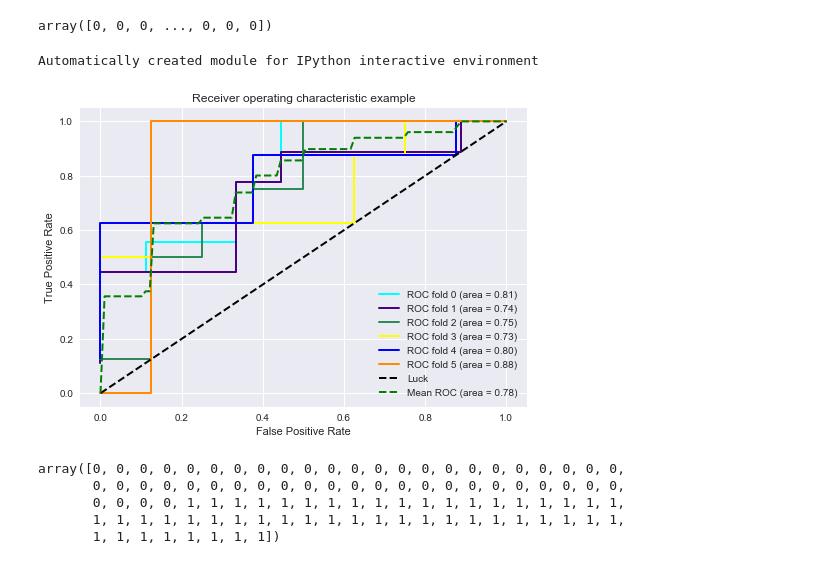
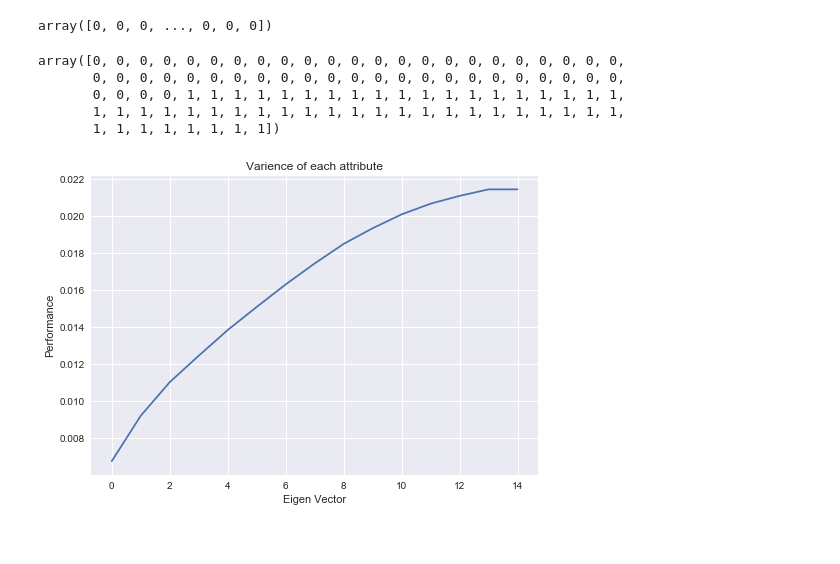
Before and after one commit to supriya-godge/ADS, a Jupyter notebook: Classification.ipynb, the cells around one changed output. Drawn from its saved outputs; the diff is of its cells as text; code cells hidden in the pictures.

```diff
--- a/Classification.ipynb
+++ b/Classification.ipynb
@@ -284,69 +329,6 @@ z[0].size
 y.flatten()
 # %% [output]
 array([0, 0, 0, ..., 0, 0, 0])
-# %%
-print(__doc__)
-
-import numpy as np
-from scipy import interp
-import matplotlib.pyplot as plt
-from itertools import cycle
-
-from sklearn import svm, datasets
-from sklearn.metrics import roc_curve, auc
-from sklearn.model_selection import StratifiedKFold
-# import some data to play with
-iris = datasets.load_iris()
-X = iris.data
-y = iris.target
-X, y = X[y != 2], y[y != 2]
-n_samples, n_features = X.shape
-
-# Add noisy features
-random_state = np.random.RandomState(0)
-X = np.c_[X, random_state.randn(n_samples, 200 * n_features)]
-# Run classifier with cross-validation and plot ROC curves
-cv = StratifiedKFold(n_splits=6)
-classifier = svm.SVC(kernel='linear', probability=True,
-                     random_state=random_state)
-
-mean_tpr = 0.0
-mean_fpr = np.linspace(0, 1, 100)
-
-colors = cycle(['cyan', 'indigo', 'seagreen', 'yellow', 'blue', 'darkorange'])
-lw = 2
-
-i = 0
-for (train, test), color in zip(cv.split(X, y), colors):
-    probas_ = classifier.fit(X[train], y[train]).predict_proba(X[test])
-    # Compute ROC curve and area the curve
-    fpr, tpr, thresholds = roc_curve(y[test], probas_[:, 1])
-    mean_tpr += interp(mean_fpr, fpr, tpr)
-    mean_tpr[0] = 0.0
-    roc_auc = auc(fpr, tpr)
-    plt.plot(fpr, tpr, lw=lw, color=color,
-             label='ROC fold %d (area = %0.2f)' % (i, roc_auc))
-
-    i += 1
-plt.plot([0, 1], [0, 1], linestyle='--', lw=lw, color='k',
-         label='Luck')
-
-mean_tpr /= cv.get_n_splits(X, y)
-mean_tpr[-1] = 1.0
-mean_auc = auc(mean_fpr, mean_tpr)
-plt.plot(mean_fpr, mean_tpr, color='g', linestyle='--',
-         label='Mean ROC (area = %0.2f)' % mean_auc, lw=lw)
-
-plt.xlim([-0.05, 1.05])
-plt.ylim([-0.05, 1.05])
-plt.xlabel('False Positive Rate')
-plt.ylabel('True Positive Rate')
-plt.title('Receiver operating characteristic example')
-plt.legend(loc="lower right")
-plt.show()
-# %% [output]
-Automatically created module for IPython interactive environment
-[figure, removed]
 # %%
 y
 # %% [output]
@@ -356,30 +338,35 @@ array([0, 0, 0, 0, 0, 0, 0, 0, 0, 0, 0, 0, 0, 0, 0, 0, 0, 0, 0, 0, 0, 0, 0,
        1, 1, 1, 1, 1, 1, 1, 1, 1, 1, 1, 1, 1, 1, 1, 1, 1, 1, 1, 1, 1, 1, 1,
        1, 1, 1, 1, 1, 1, 1, 1])
 # %%
+from sklearn.preprocessing import scale
+from sklearn.decomposition import PCA
+
 def start(data):
     #data = pd.read_csv("C:/Users\sup33\Downloads/classify_feature_matrix.csv")
     #data=pd.get_dummies(data)
     X = data.values
     X=scale(X)
 
 
     #Find the varience
-    pca=PCA(n_components=280)
+    pca=PCA(n_components=15)
     pca.fit(X)
     var=np.cumsum(np.round(pca.explained_variance_ratio_, decimals=4)*100)
     var=pca.explained_variance_
     eigen_val = var
     #var=np.matrix(var).transpose()
     #var=var[::-1]
     #print(var)
     #eigen_val = pca.explained_variance_
     eigen_val=eigen_val/700
     for index in range(1,len(eigen_val)):
         eigen_val[index]+=eigen_val[index-1]
     plt.plot(eigen_val)
     plt.title("Varience of each attribute")
     plt.xlabel("Eigen Vector")
     plt.ylabel("Performance")
     plt.plot()
     plt.show()
 start(traning_feature)
+# %% [output]
+[figure, added]
```
Also changed, not shown: parts of 16 cells of this notebook.
